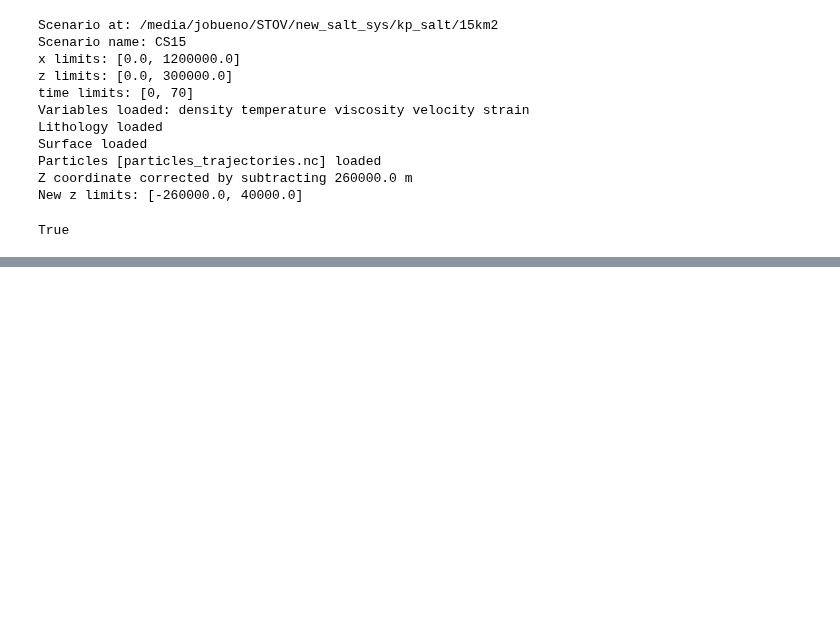
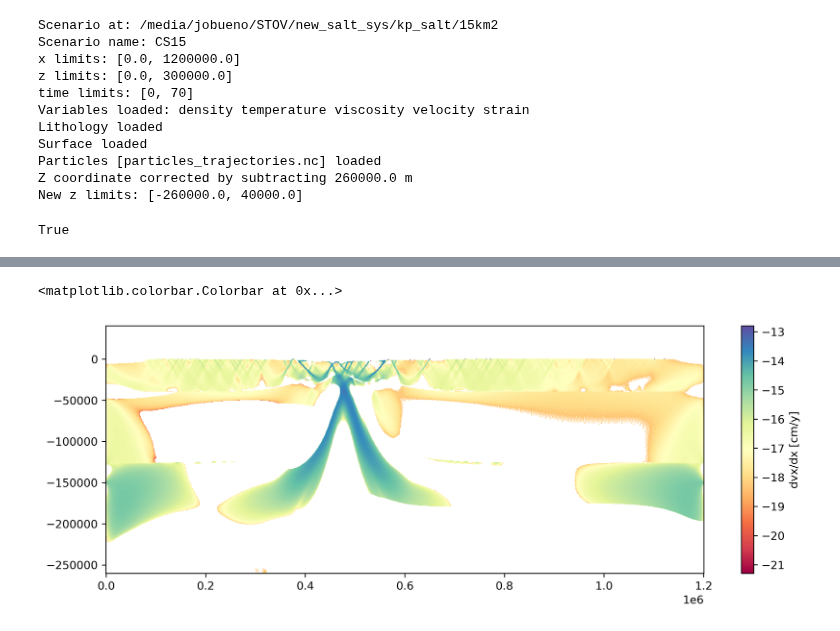
Before and after one commit to ggciag/tapioca, a Jupyter notebook: mandyoc_class_tests.ipynb, the cells around one changed output, grey strips where cells are left out. Saved outputs shown, nothing was run; the diff lists cells and outputs as text; code cells hidden in the pictures; blank space fills up the shorter version.

```diff
--- a/mandyoc_class_tests.ipynb
+++ b/mandyoc_class_tests.ipynb
@@ -640,0 +685,10 @@ surface
+# %%
+dvx_dx = mesh['vx'].differentiate('x', edge_order=1)
+
+plt.figure(figsize=(12,4),dpi=300)
+
+plt.pcolormesh(dvx_dx.x,dvx_dx.z, np.log10(dvx_dx), cmap='Spectral')
+plt.colorbar(label='dvx/dx [cm/y]')
+# %% [output]
+<matplotlib.colorbar.Colorbar at 0x...>
+[figure, added]
```
Also changed, not shown: parts of 13 cells of this notebook.
